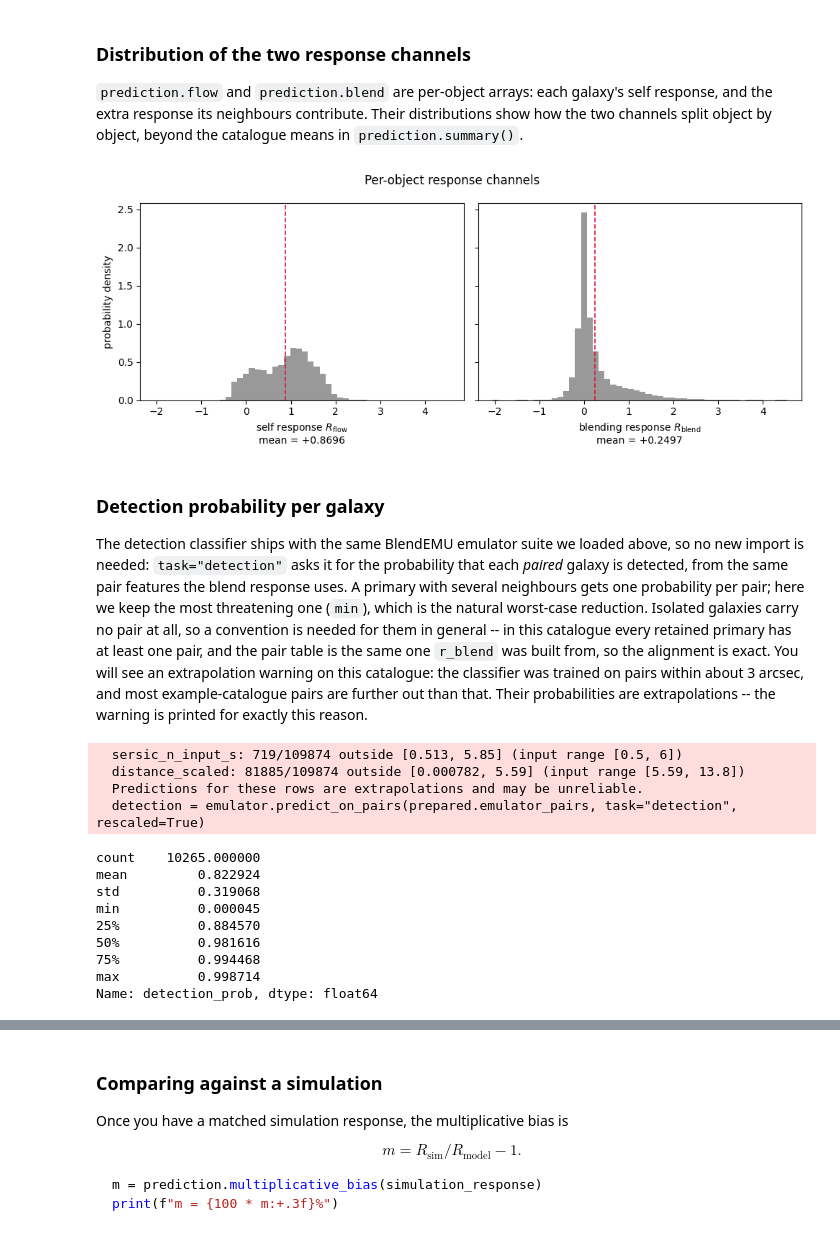
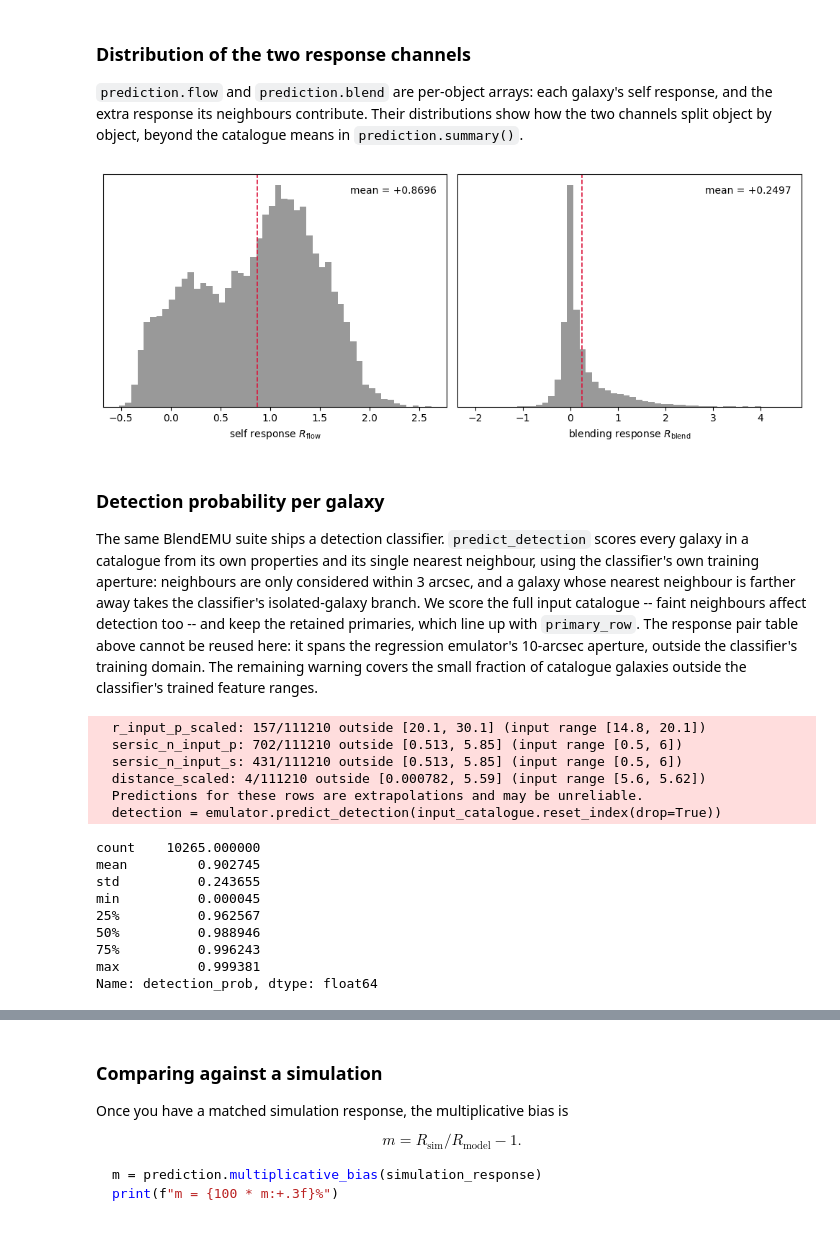
Before and after one commit to zhangzzk/SBSI, a Jupyter notebook: examples/sbsi_api_tutorial.ipynb, the cells around one changed output, grey strips where cells are left out. Drawn from its saved outputs; the diff is of its cells as text; code cells hidden in the pictures.

```diff
--- a/examples/sbsi_api_tutorial.ipynb
+++ b/examples/sbsi_api_tutorial.ipynb
@@ -132,58 +132,56 @@ catalogue means in `prediction.summary()`.
 # %%
 import numpy as np
 import matplotlib.pyplot as plt
 
-fig, axes = plt.subplots(1, 2, figsize=(10, 4), sharey=True)
+fig, axes = plt.subplots(1, 2, figsize=(10, 4))
 channels = (
     (prediction.flow, r"self response $R_{\mathrm{flow}}$"),
     (prediction.blend, r"blending response $R_{\mathrm{blend}}$"),
 )
-lo = min(values.min() for values, _ in channels)
-hi = max(values.max() for values, _ in channels)
-bins = np.linspace(lo, hi, 51)
 for ax, (values, label) in zip(axes, channels):
-    ax.hist(values, bins=bins, density=True, color="0.6")
+    ax.hist(values, bins=50, color="0.6")
     ax.axvline(values.mean(), color="crimson", ls="--", lw=1.2)
-    ax.set_xlabel(f"{label}\nmean = {values.mean():+.4f}")
-axes[0].set_ylabel("probability density")
-fig.suptitle("Per-object response channels")
+    ax.text(0.97, 0.95, f"mean = {values.mean():+.4f}",
+            transform=ax.transAxes, ha="right", va="top")
+    ax.set_xlabel(label)
+    ax.set_yticks([])
 fig.tight_layout()
 plt.show()
 # %% [output]
-[figure, old version]
+[figure, new version]
 # %% [markdown]
 ### Detection probability per galaxy
 
-The detection classifier ships with the same BlendEMU emulator suite we
-loaded above, so no new import is needed: `task="detection"` asks it for the
-probability that each *paired* galaxy is detected, from the same pair
-features the blend response uses.  A primary with several neighbours gets
-one probability per pair; here we keep the most threatening one (`min`),
-which is the natural worst-case reduction.  Isolated galaxies carry no pair
-at all, so a convention is needed for them in general -- in this catalogue
-every retained primary has at least one pair, and the pair table is the same
-one `r_blend` was built from, so the alignment is exact.
-You will see an extrapolation warning on this catalogue: the classifier
-was trained on pairs within about 3 arcsec, and most example-catalogue
-pairs are further out than that.  Their probabilities are extrapolations
--- the warning is printed for exactly this reason.
+The same BlendEMU suite ships a detection classifier. `predict_detection`
+scores every galaxy in a catalogue from its own properties and its single
+nearest neighbour, using the classifier's own training aperture: neighbours
+are only considered within 3 arcsec, and a galaxy whose nearest neighbour is
+farther away takes the classifier's isolated-galaxy branch. We score the full
+input catalogue -- faint neighbours affect detection too -- and keep the
+retained primaries, which line up with `primary_row`. The response pair table
+above cannot be reused here: it spans the regression emulator's 10-arcsec
+aperture, outside the classifier's training domain. The remaining warning
+covers the small fraction of catalogue galaxies outside the classifier's
+trained feature ranges.
 # %%
-detection = emulator.predict_on_pairs(prepared.emulator_pairs, task="detection", rescaled=True)
-p_detect = detection.groupby("primary_row")["detection_prob"].min()
+detection = emulator.predict_detection(input_catalogue.reset_index(drop=True))
+p_detect = detection.loc[prepared.flow_inputs.index, "detection_prob"]
 p_detect.describe()
 # %% [output]
-  sersic_n_input_s: 719/109874 outside [0.513, 5.85] (input range [0.5, 6])
-  distance_scaled: 81885/109874 outside [0.000782, 5.59] (input range [5.59, 13.8])
+  r_input_p_scaled: 157/111210 outside [20.1, 30.1] (input range [14.8, 20.1])
+  sersic_n_input_p: 702/111210 outside [0.513, 5.85] (input range [0.5, 6])
+  sersic_n_input_s: 431/111210 outside [0.513, 5.85] (input range [0.5, 6])
+  distance_scaled: 4/111210 outside [0.000782, 5.59] (input range [5.6, 5.62])
   Predictions for these rows are extrapolations and may be unreliable.
-  detection = emulator.predict_on_pairs(prepared.emulator_pairs, task="detection", rescaled=True)
+  detection = emulator.predict_detection(input_catalogue.reset_index(drop=True))
 count    10265.000000
-mean         0.822924
-std          0.319068
+mean         0.902745
+std          0.243655
 min          0.000045
-25%          0.884570
-50%          0.981616
-75%          0.994468
-max          0.998714
+25%          0.962567
+50%          0.988946
+75%          0.996243
+max          0.999381
 Name: detection_prob, dtype: float64
 # %%
 # Total model response per primary, weighted by detection probability.
```
Also changed, not shown: parts of 2 cells of this notebook, 1 other file.
